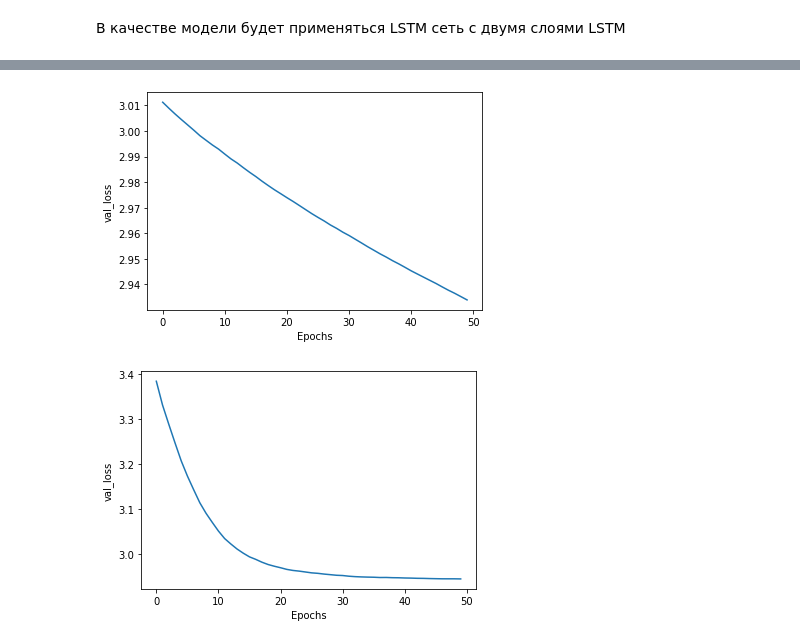
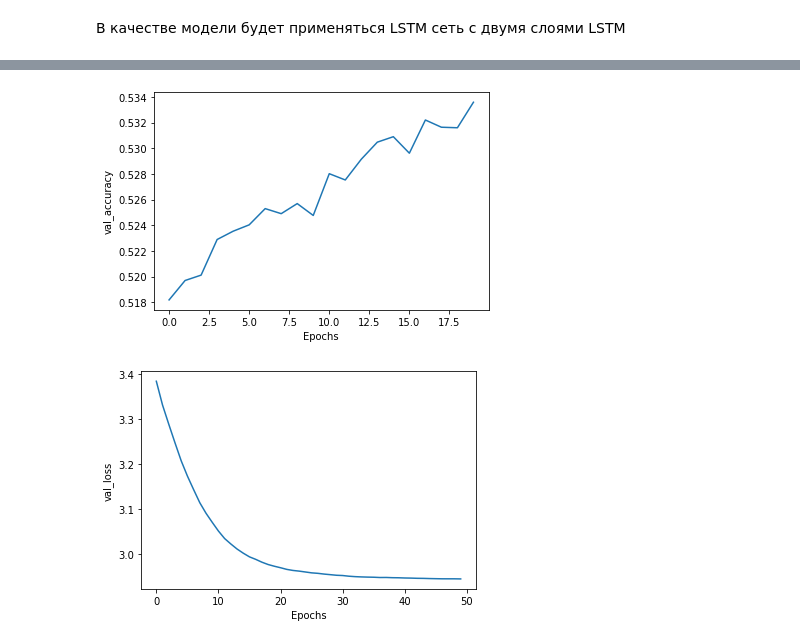
Before and after one commit to tomateit/text-generation-demo, a Jupyter notebook: notebooks/HowThisIsDone.ipynb, the cells around one changed output, grey strips where cells are left out. Drawn from its saved outputs; the diff is of its cells as text; code cells hidden in the pictures.

```diff
--- a/notebooks/HowThisIsDone.ipynb
+++ b/notebooks/HowThisIsDone.ipynb
@@ -51,7 +51,7 @@ def plot_graphs(history, string):
     plt.show()
 # %%
 ModelCheckpointCb = ModelCheckpoint(
-    filepath="./model_checkpoints",
+    filepath="./model2_checkpoints",
     monitor='val_loss',
     verbose=0,
     save_best_only=True,
@@ -244,0 +227,31 @@ Epoch 19/20
+# %%
+model2 = Sequential()
+model2.add(LSTM(256))
+model2.add(Dropout(0.1))
+model2.add(Dense(y.shape[1], activation='softmax'))
+# %%
+model2.compile(
+    loss='categorical_crossentropy',
+    optimizer='adam',
+    metrics=['accuracy']
+)
+# %%
+history = model2.fit(X, y,
+    epochs=40,
+    verbose=1,
+    callbacks=[ModelCheckpointCb],
+    batch_size=250,
+    validation_split=0.3,
+#     validation_data=(X_test, y_test),
+    shuffle=False,
+#     class_weight=None,
+#     sample_weight=None,
+#     initial_epoch=0,
+#     steps_per_epoch=None,
+#     validation_steps=None,
+#     validation_batch_size=None,
+#     validation_freq=1,
+#     max_queue_size=10,
+#     workers=1,
+#     use_multiprocessing=False
+)
@@ -249,7 +280,7 @@ plot_graphs(history, 'val_loss')
 # %%
-plot_graphs(history, 'val_loss')
+plot_graphs(history, 'val_accuracy')
 # %% [output]
-[figure, old version]
+[figure, new version]
 # %%
 plot_graphs(history, 'val_loss')
 # %% [output]
```
Also changed, not shown: parts of 13 cells of this notebook.
